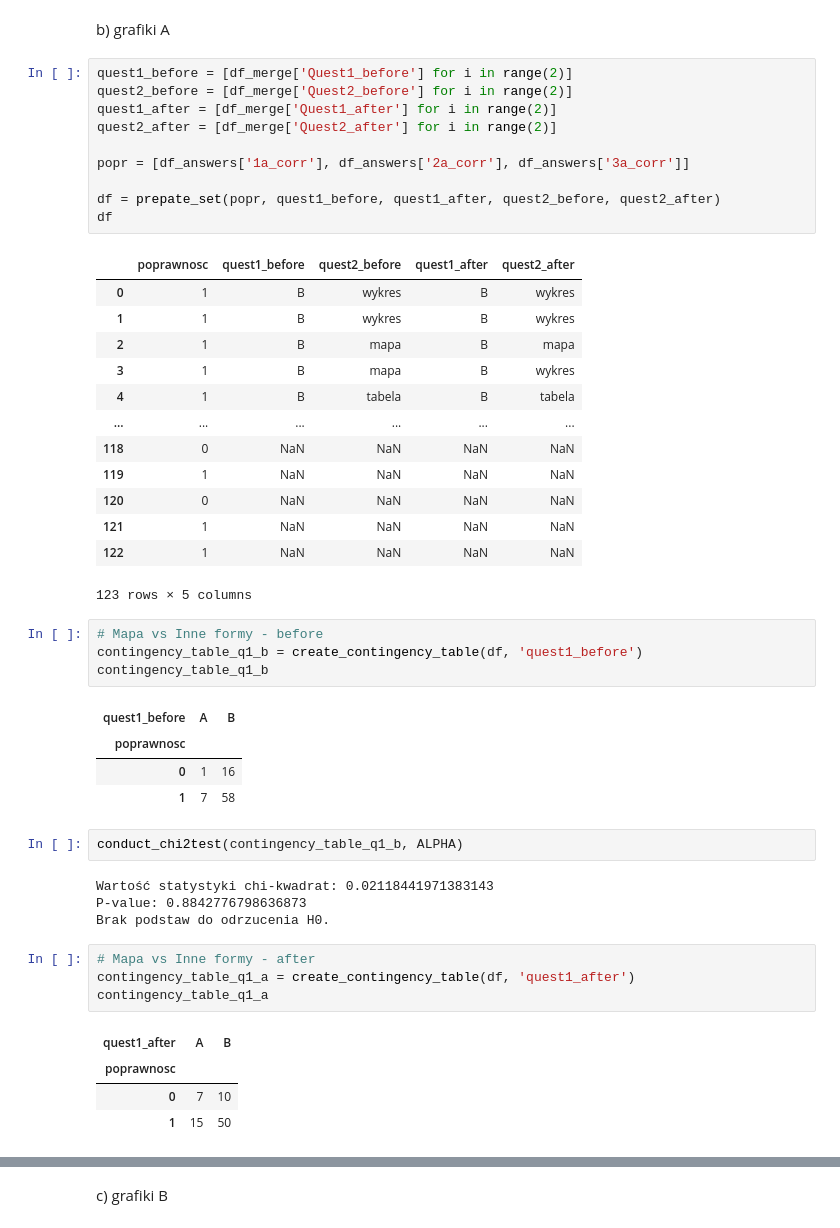
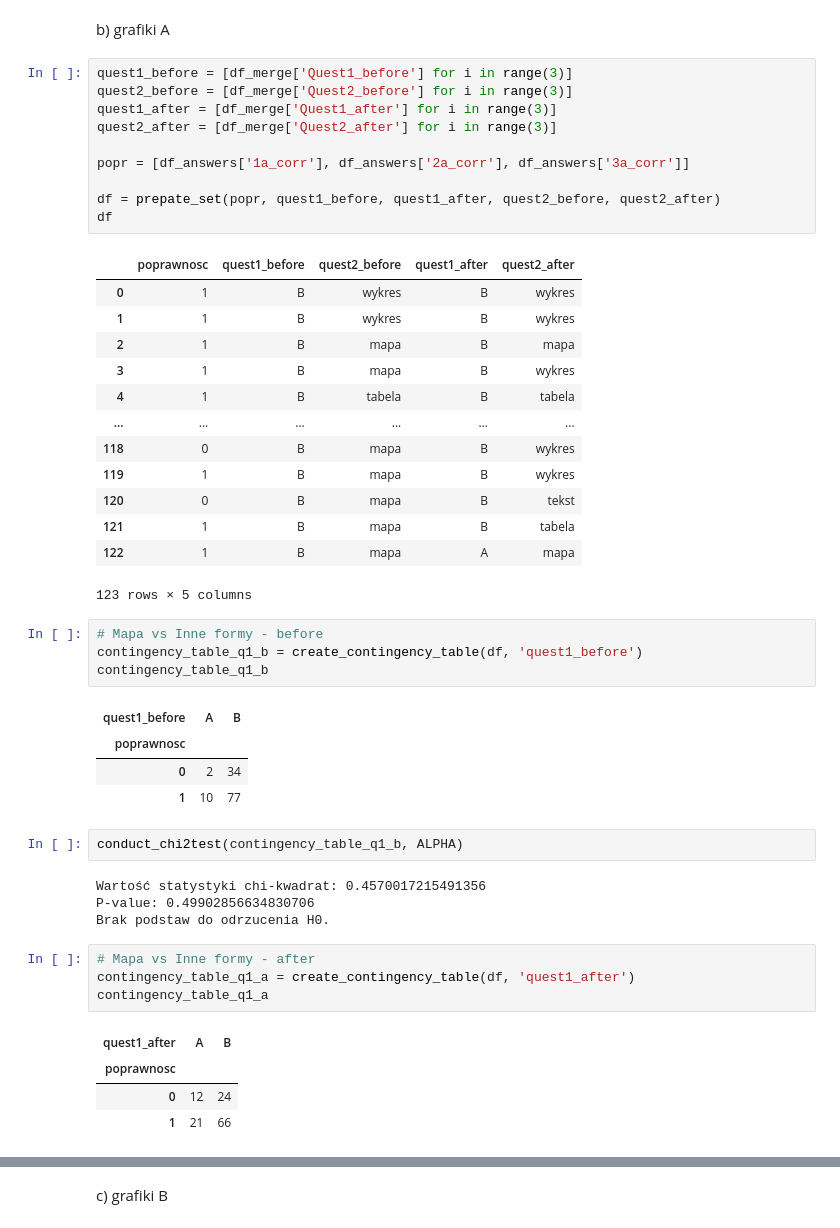
Before and after one commit to MartaSolarz/Master_thesis, a Jupyter notebook: statistical_tests/poprawnosc_vs_quest12.ipynb, the cells around one changed output, grey strips where cells are left out. Drawn from its saved outputs; the diff is of its cells as text.

```diff
--- a/statistical_tests/poprawnosc_vs_quest12.ipynb
+++ b/statistical_tests/poprawnosc_vs_quest12.ipynb
@@ -211,28 +211,28 @@ create_plots(df, ['quest1_before', 'quest1_after', 'quest2_before', 'quest2_afte
 # %% [markdown]
 b) grafiki A
 # %%
-quest1_before = [df_merge['Quest1_before'] for i in range(2)]
-quest2_before = [df_merge['Quest2_before'] for i in range(2)]
-quest1_after = [df_merge['Quest1_after'] for i in range(2)]
-quest2_after = [df_merge['Quest2_after'] for i in range(2)]
+quest1_before = [df_merge['Quest1_before'] for i in range(3)]
+quest2_before = [df_merge['Quest2_before'] for i in range(3)]
+quest1_after = [df_merge['Quest1_after'] for i in range(3)]
+quest2_after = [df_merge['Quest2_after'] for i in range(3)]
 
 popr = [df_answers['1a_corr'], df_answers['2a_corr'], df_answers['3a_corr']]
 
 df = prepate_set(popr, quest1_before, quest1_after, quest2_before, quest2_after)
 df
 # %% [output]
 |  | poprawnosc | quest1_before | quest2_before | quest1_after | quest2_after |
 | 0 | 1 | B | wykres | B | wykres |
 | 1 | 1 | B | wykres | B | wykres |
 | 2 | 1 | B | mapa | B | mapa |
 | 3 | 1 | B | mapa | B | wykres |
 | 4 | 1 | B | tabela | B | tabela |
 | ... | ... | ... | ... | ... | ... |
-| 118 | 0 | NaN | NaN | NaN | NaN |
-| 119 | 1 | NaN | NaN | NaN | NaN |
-| 120 | 0 | NaN | NaN | NaN | NaN |
-| 121 | 1 | NaN | NaN | NaN | NaN |
-| 122 | 1 | NaN | NaN | NaN | NaN |
+| 118 | 0 | B | mapa | B | wykres |
+| 119 | 1 | B | mapa | B | wykres |
+| 120 | 0 | B | mapa | B | tekst |
+| 121 | 1 | B | mapa | B | tabela |
+| 122 | 1 | B | mapa | A | mapa |
 123 rows × 5 columns
 # %%
 # Mapa vs Inne formy - before
@@ -241,13 +241,13 @@ contingency_table_q1_b
 # %% [output]
 | quest1_before | A | B |
 | poprawnosc |  |  |
-| 0 | 1 | 16 |
-| 1 | 7 | 58 |
+| 0 | 2 | 34 |
+| 1 | 10 | 77 |
 # %%
 conduct_chi2test(contingency_table_q1_b, ALPHA)
 # %% [output]
-Wartość statystyki chi-kwadrat: 0.02118441971383143
-P-value: 0.8842776798636873
+Wartość statystyki chi-kwadrat: 0.4570017215491356
+P-value: 0.49902856634830706
 Brak podstaw do odrzucenia H0.
 # %%
 # Mapa vs Inne formy - after
@@ -256,8 +256,8 @@ contingency_table_q1_a
 # %% [output]
 | quest1_after | A | B |
 | poprawnosc |  |  |
-| 0 | 7 | 10 |
-| 1 | 15 | 50 |
+| 0 | 12 | 24 |
+| 1 | 21 | 66 |
 # %%
 conduct_chi2test(contingency_table_q1_a, ALPHA)
 # %% [output]
```
Also changed, not shown: parts of 22 cells of this notebook.
